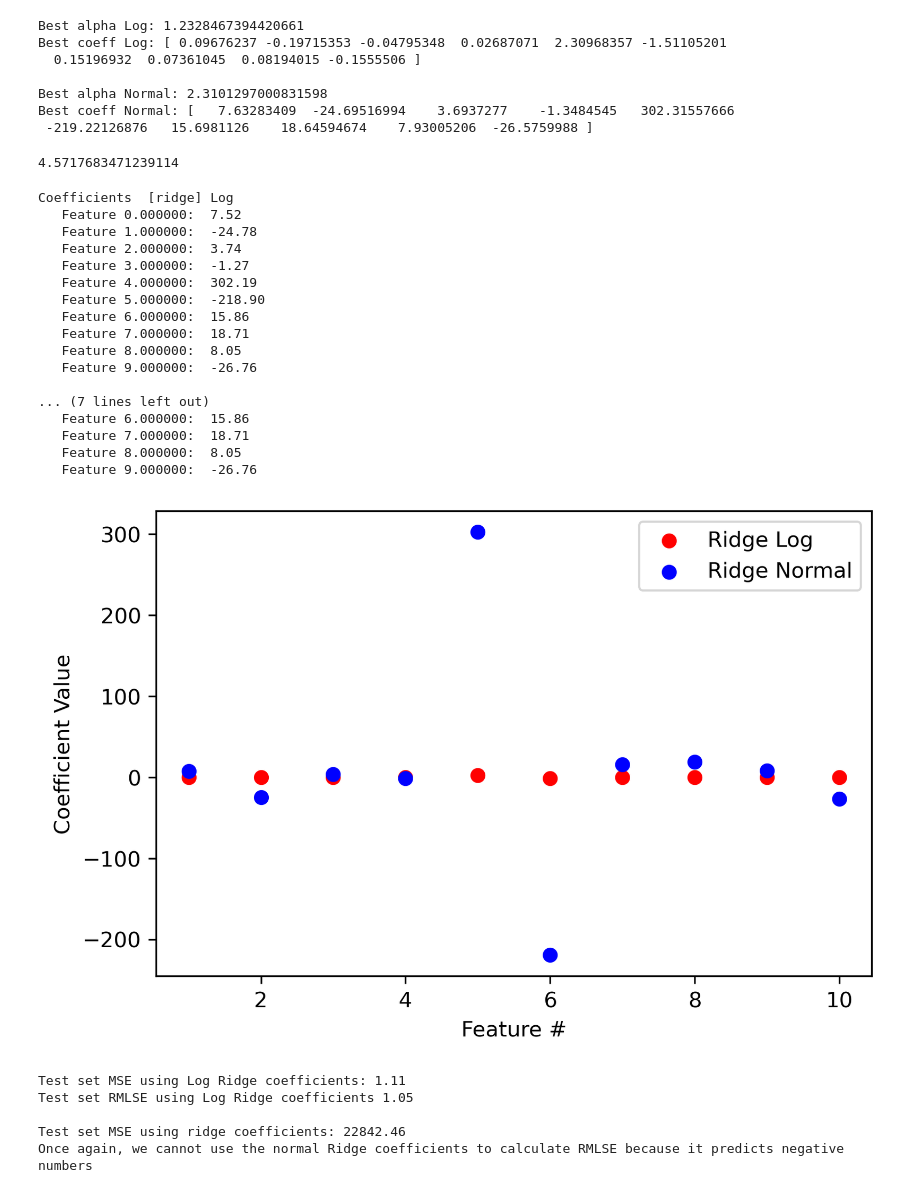
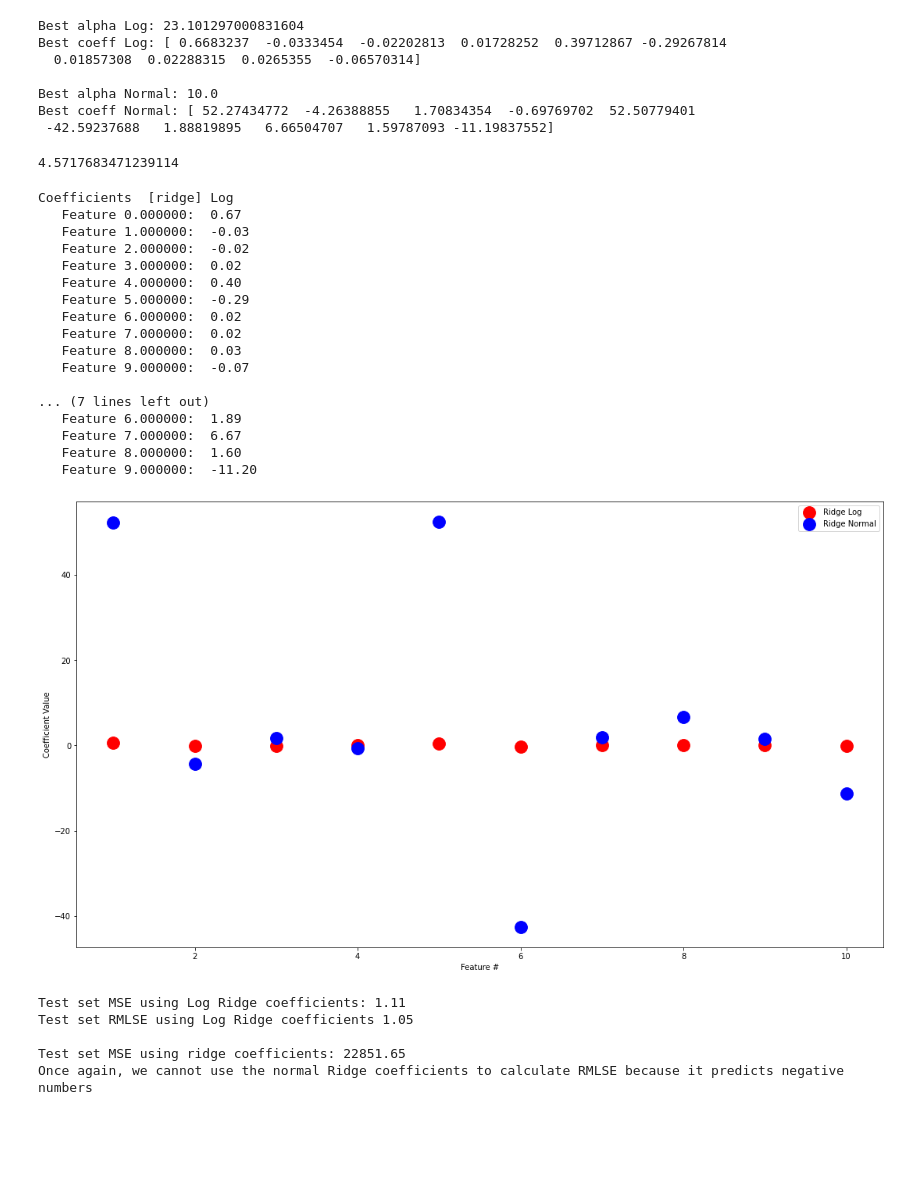
Before and after one commit to NathanHergenreter/CS574_BikeSharing, a Jupyter notebook: ridge.ipynb, the cells around one changed output. Saved outputs shown, nothing was run; the diff lists cells and outputs as text; code cells hidden in the pictures; blank space fills up the shorter version.

```diff
--- a/ridge.ipynb
+++ b/ridge.ipynb
@@ -24,6 +24,7 @@ def rmsle(y_log, y0_log):
 # Train and test data preperation
 # We split the data first, then we take the log of the cnt, which represents the number of bikes on a given day
 
+scaler = StandardScaler()
 
 # Count variable that we are going to be predicting
 Y = bike_sharing_df.cnt
@@ -33,6 +34,8 @@ X = bike_sharing_df.loc[:].drop(columns=["cnt"])
 # Split the data
 X_train, x_test, y_train, y_test = train_test_split(X, Y, test_size = 0.33, random_state = 1)
 
+
+
 # log of each of the cnt
 # this will normalize the variable that we are trying to predict
 y_train_log = y_train.apply(lambda x:np.log1p(x))
@@ -40,6 +43,10 @@ y_test_log = y_test.apply(lambda x:np.log1p(x))
 
 # y_train_log = y_train
 # y_test_log = y_test
+
+X_train = scaler.fit_transform(X_train)
+x_test = scaler.fit_transform(x_test)
+
 
 # y_test = y_test.reset_index().drop('index',axis = 1)
 # y_train = y_train.reset_index().drop('index',axis = 1)
@@ -57,7 +84,7 @@ parameters = {
 def RidgeLog(x_train, y_train):
     # Here we are cross validating as well as fitting the model
     # We are using the neg_mean_squared_log_error to find the best alpha
-    gs = GridSearchCV(Ridge(),refit=True, param_grid = parameters, scoring='neg_mean_squared_log_error', cv=5)
+    gs = GridSearchCV(Ridge(),refit=True, param_grid = parameters, scoring='neg_mean_squared_error', cv=5)
     gs.fit(X_train,y_train)
 
     return gs
@@ -118,13 +150,13 @@ print("Best coeff Log: " + str(gsRidgeLog.best_estimator_.coef_))
 print("\nBest alpha Normal: " + str(gsRidge.best_params_['alpha']))
 print("Best coeff Normal: " + str(gsRidge.best_estimator_.coef_))
 # %% [output]
-Best alpha Log: 1.2328467394420661
-Best coeff Log: [ 0.09676237 -0.19715353 -0.04795348  0.02687071  2.30968357 -1.51105201
-  0.15196932  0.07361045  0.08194015 -0.1555506 ]
+Best alpha Log: 23.101297000831604
+Best coeff Log: [ 0.6683237  -0.0333454  -0.02202813  0.01728252  0.39712867 -0.29267814
+  0.01857308  0.02288315  0.0265355  -0.06570314]
 
-Best alpha Normal: 2.3101297000831598
-Best coeff Normal: [   7.63283409  -24.69516994    3.6937277    -1.3484545   302.31557666
- -219.22126876   15.6981126    18.64594674    7.93005206  -26.5759988 ]
+Best alpha Normal: 10.0
+Best coeff Normal: [ 52.27434772  -4.26388855   1.70834354  -0.69769702  52.50779401
+ -42.59237688   1.88819895   6.66504707   1.59787093 -11.19837552]
 # %%
 # Average of Y's
 np.mean(y_train_log)
@@ -134,52 +166,54 @@ np.mean(y_train_log)
 print('\nCoefficients  [ridge] Log')
 
 yvalues1 = gsRidgeLog.best_estimator_.coef_
+
 for i in range(0,10):
     print('   Feature %f:  %.2f'%(i,\
-                    best_coef_ridge[i]))
+                    yvalues1[i]))
 
 print('\nCoefficients  [ridge] Normal')
 
 yvalues2 = gsRidge.best_estimator_.coef_
 for i in range(0,10):
     print('   Feature %f:  %.2f'%(i,\
-                    best_coef_ridge[i]))
+                    yvalues2[i]))
 
 xvalues = [1,2,3,4,5,6,7,8,9,10]
 # %% [output]
 Coefficients  [ridge] Log
-   Feature 0.000000:  7.52
-   Feature 1.000000:  -24.78
-   Feature 2.000000:  3.74
-   Feature 3.000000:  -1.27
-   Feature 4.000000:  302.19
-   Feature 5.000000:  -218.90
-   Feature 6.000000:  15.86
-   Feature 7.000000:  18.71
-   Feature 8.000000:  8.05
-   Feature 9.000000:  -26.76
+   Feature 0.000000:  0.67
+   Feature 1.000000:  -0.03
+   Feature 2.000000:  -0.02
+   Feature 3.000000:  0.02
+   Feature 4.000000:  0.40
+   Feature 5.000000:  -0.29
+   Feature 6.000000:  0.02
+   Feature 7.000000:  0.02
+   Feature 8.000000:  0.03
+   Feature 9.000000:  -0.07
 
 ... (7 lines left out)
-   Feature 6.000000:  15.86
-   Feature 7.000000:  18.71
-   Feature 8.000000:  8.05
-   Feature 9.000000:  -26.76
+   Feature 6.000000:  1.89
+   Feature 7.000000:  6.67
+   Feature 8.000000:  1.60
+   Feature 9.000000:  -11.20
 # %%
 # This is a plot showing the difference between the coefficient values.
 # The largest difference being between the value of the coefficients for features 5 and 6
 
 plt.figure()
 
-plt.scatter(xvalues,yvalues1,color="red", label="Ridge Log")
-plt.scatter(xvalues,yvalues2,color="blue", label="Ridge Normal")
+plt.scatter(xvalues,yvalues1,s=250,color="red", label="Ridge Log")
+plt.scatter(xvalues,yvalues2, s=250,color="blue", label="Ridge Normal")
 ax = plt.gca()
+plt.gcf().set_size_inches(18.5, 10.5)
 
 ax.legend(("Ridge Log", "Ridge Normal"))
 plt.xlabel('Feature #')
 plt.ylabel('Coefficient Value');
 plt.show()
 # %% [output]
-[figure, old version]
+[figure, new version]
 # %%
 y_pred = gsRidgeLog.predict(x_test)
 
@@ -198,7 +232,7 @@ print('Once again, we cannot use the normal Ridge coefficients to calculate RMLS
 Test set MSE using Log Ridge coefficients: 1.11
 Test set RMLSE using Log Ridge coefficients 1.05
 
-Test set MSE using ridge coefficients: 22842.46
+Test set MSE using ridge coefficients: 22851.65
 Once again, we cannot use the normal Ridge coefficients to calculate RMLSE because it predicts negative numbers
 # %%
 lm = gsRidgeLog
```
Also changed, not shown: parts of 6 cells of this notebook, 1 other file.
